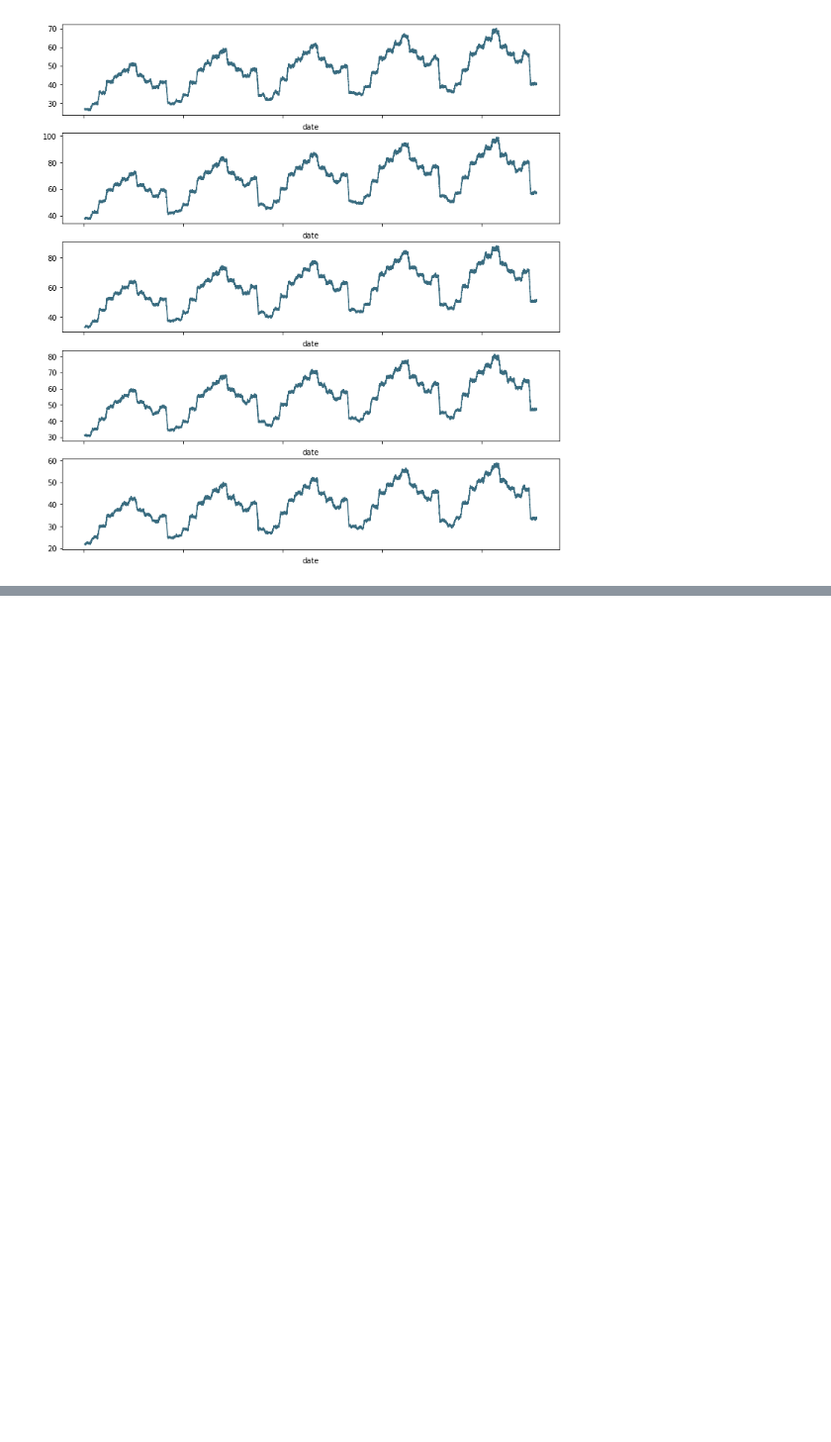
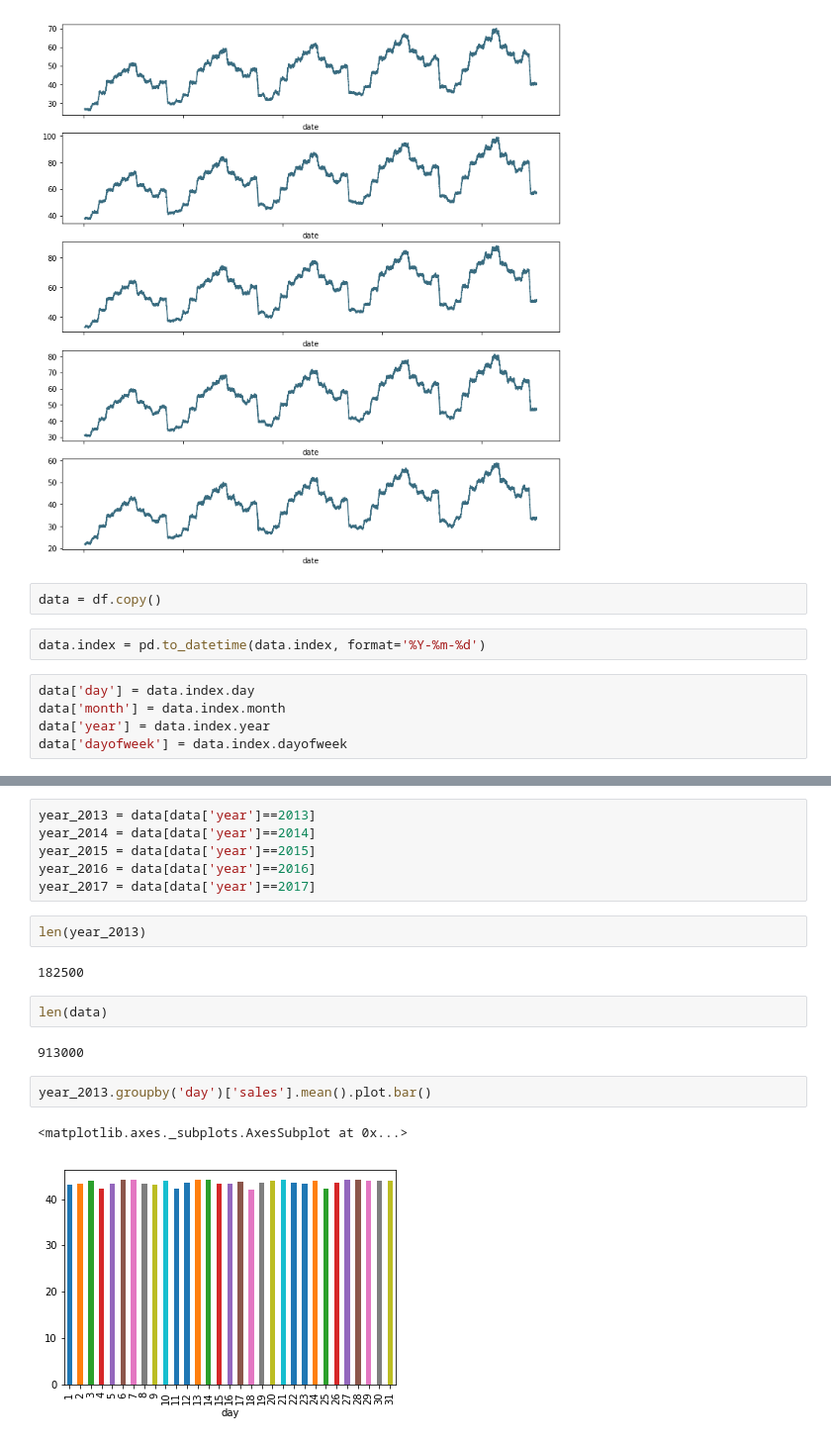
Before and after one commit to SwatiModi/store-item-demand-forecasting, a Jupyter notebook: explore_and_predict.ipynb, the cells around one changed output, grey strips where cells are left out. Shown at 99% size. Saved outputs shown, nothing was run; the diff lists cells and outputs as text; blank space fills up the shorter version.

Commit message:
Time series visualization

```diff
--- a/explore_and_predict.ipynb
+++ b/explore_and_predict.ipynb
@@ -96,3 +96,12 @@ decomposition_a.trend.plot(color = c, ax = ax5)
 # %% [output]
 <matplotlib.axes._subplots.AxesSubplot at 0x...>
 [figure]
+# %%
+data = df.copy()
+# %%
+data.index = pd.to_datetime(data.index, format='%Y-%m-%d')
+# %%
+data['day'] = data.index.day
+data['month'] = data.index.month
+data['year'] = data.index.year
+data['dayofweek'] = data.index.dayofweek
@@ -98,0 +130,19 @@ decomposition_a.trend.plot(color = c, ax = ax5)
+# %%
+year_2013 = data[data['year']==2013]
+year_2014 = data[data['year']==2014]
+year_2015 = data[data['year']==2015]
+year_2016 = data[data['year']==2016]
+year_2017 = data[data['year']==2017]
+# %%
+len(year_2013)
+# %% [output]
+182500
+# %%
+len(data)
+# %% [output]
+913000
+# %%
+year_2013.groupby('day')['sales'].mean().plot.bar()
+# %% [output]
+<matplotlib.axes._subplots.AxesSubplot at 0x...>
+[figure, added]
```
Also changed, not shown: parts of 15 cells of this notebook.
